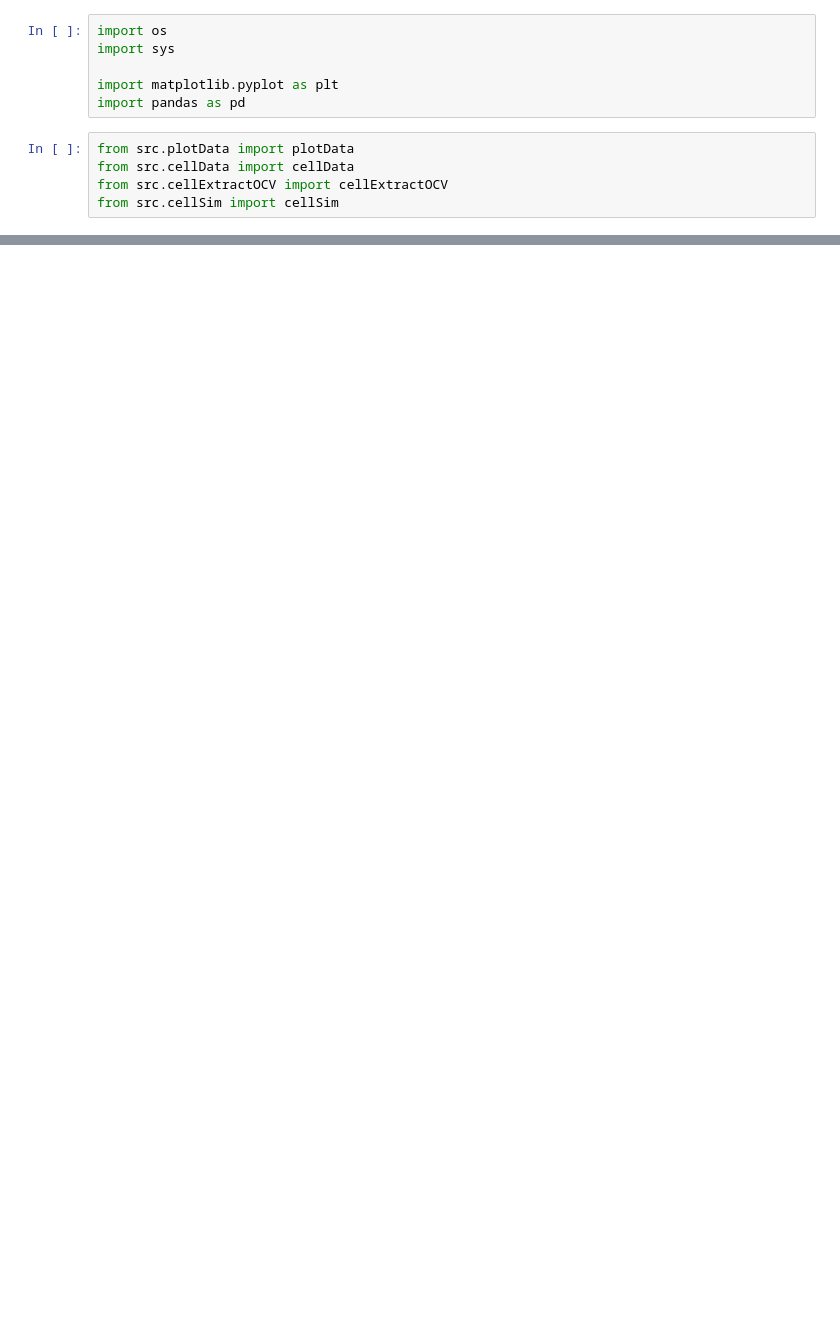
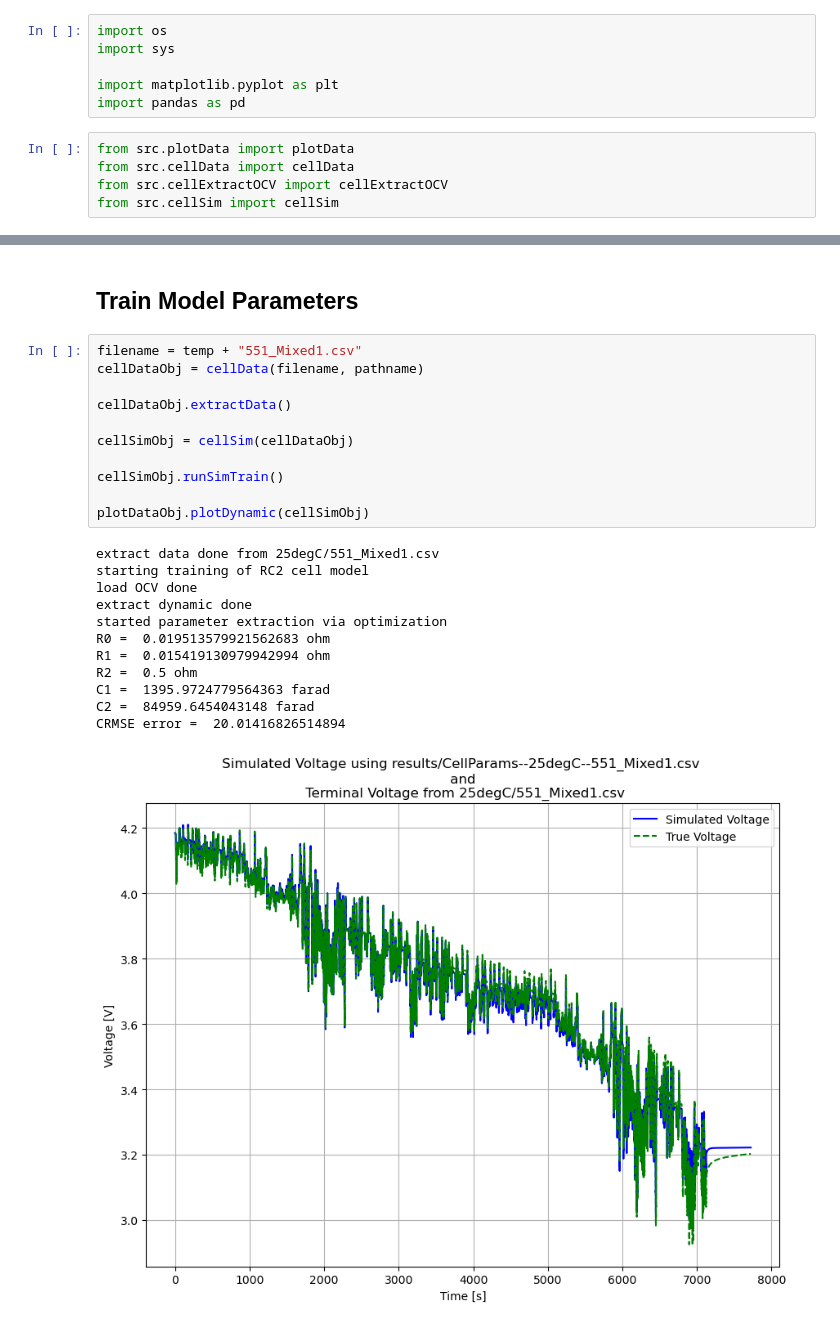
Before and after one commit to raghuramshankar/data-driven-modelling-of-li-ion-batteries, a Jupyter notebook: main.ipynb, the cells around one changed output, grey strips where cells are left out. Drawn from its saved outputs; the diff is of its cells as text; blank space fills up the shorter version.

```diff
--- a/main.ipynb
+++ b/main.ipynb
@@ -75,0 +70,26 @@ RMS error =  20.095525362647045
+# %% [markdown]
+## Train Model Parameters
+# %%
+filename = temp + "551_Mixed1.csv"
+cellDataObj = cellData(filename, pathname)
+
+cellDataObj.extractData()
+
+cellSimObj = cellSim(cellDataObj)
+
+cellSimObj.runSimTrain()
+
+plotDataObj.plotDynamic(cellSimObj)
+# %% [output]
+extract data done from 25degC/551_Mixed1.csv
+starting training of RC2 cell model
+load OCV done
+extract dynamic done
+started parameter extraction via optimization
+R0 =  0.019513579921562683 ohm
+R1 =  0.015419130979942994 ohm
+R2 =  0.5 ohm
+C1 =  1395.9724779564363 farad
+C2 =  84959.6454043148 farad
+CRMSE error =  20.01416826514894
+[figure, added]
```
Also changed, not shown: parts of 8 cells of this notebook, 5 other files.
